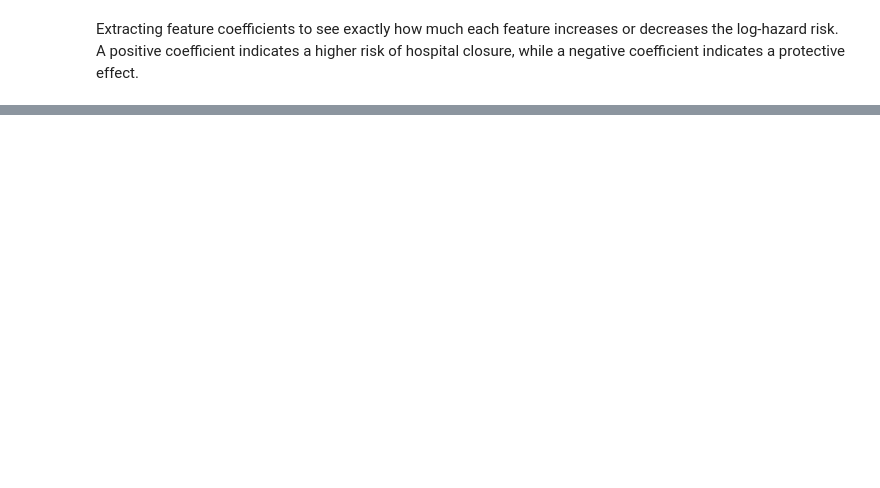
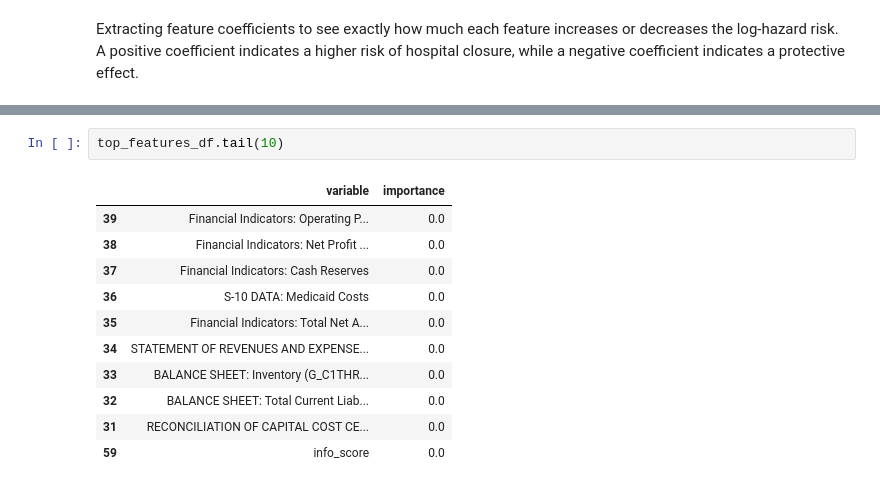
Before and after one commit to aezell314/Predicting_Hospital_Closures, a Jupyter notebook: Model Interpretability and Explainability.ipynb, the cells around one changed output, grey strips where cells are left out. Saved outputs shown, nothing was run; the diff lists cells and outputs as text; blank space fills up the shorter version.

```diff
--- a/Model Interpretability and Explainability.ipynb
+++ b/Model Interpretability and Explainability.ipynb
@@ -157,0 +133,14 @@ shap.plots.bar(explanation[:, :, 1])
+# %%
+top_features_df.tail(10)
+# %% [output]
+|  | variable | importance |
+| 39 | Financial Indicators: Operating P... | 0.0 |
+| 38 | Financial Indicators: Net Profit ... | 0.0 |
+| 37 | Financial Indicators: Cash Reserves | 0.0 |
+| 36 | S-10 DATA: Medicaid Costs | 0.0 |
+| 35 | Financial Indicators: Total Net A... | 0.0 |
+| 34 | STATEMENT OF REVENUES AND EXPENSE... | 0.0 |
+| 33 | BALANCE SHEET: Inventory (G_C1THR... | 0.0 |
+| 32 | BALANCE SHEET: Total Current Liab... | 0.0 |
+| 31 | RECONCILIATION OF CAPITAL COST CE... | 0.0 |
+| 59 | info_score | 0.0 |
```
Also changed, not shown: parts of 40 cells of this notebook, 1 other file.
